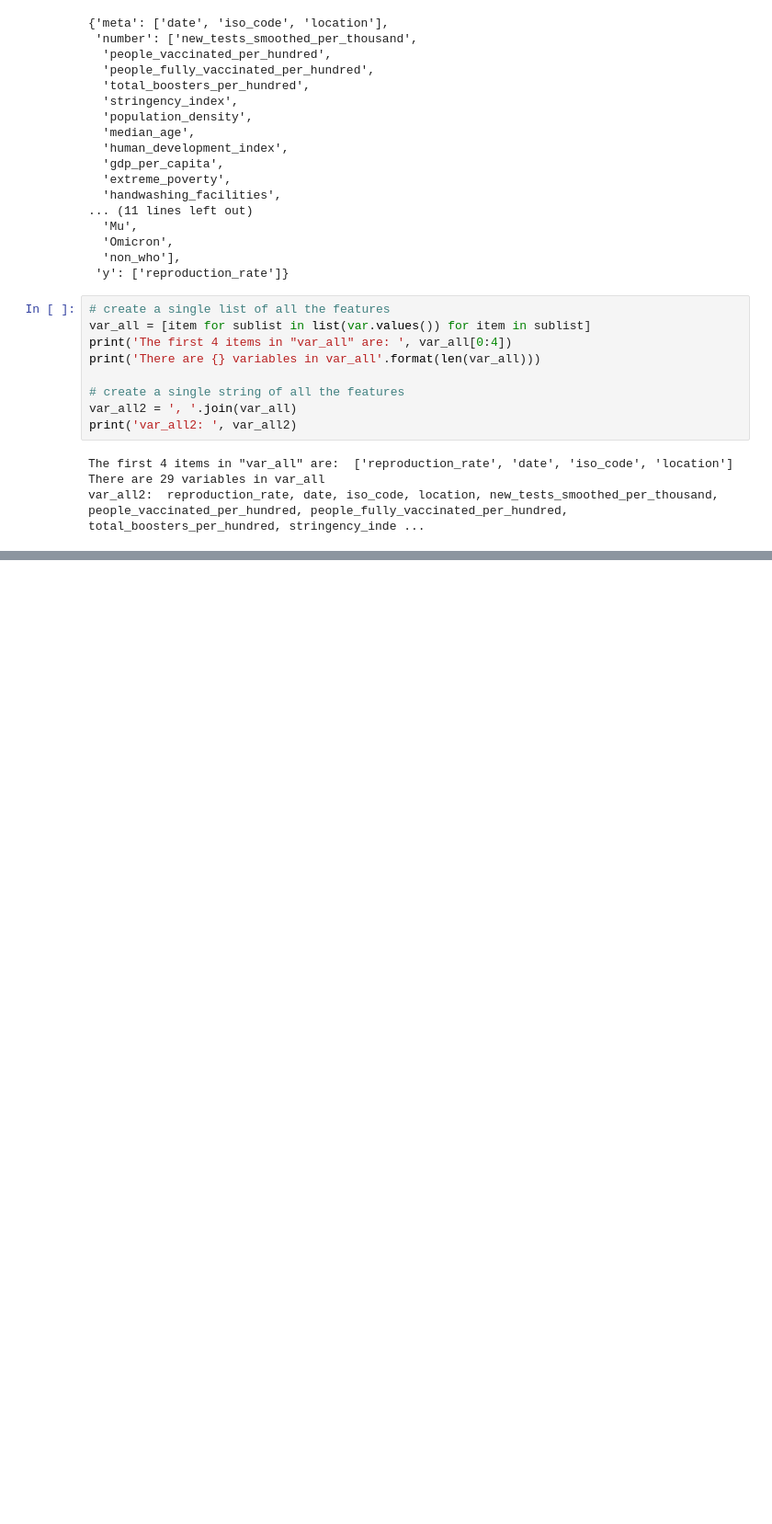
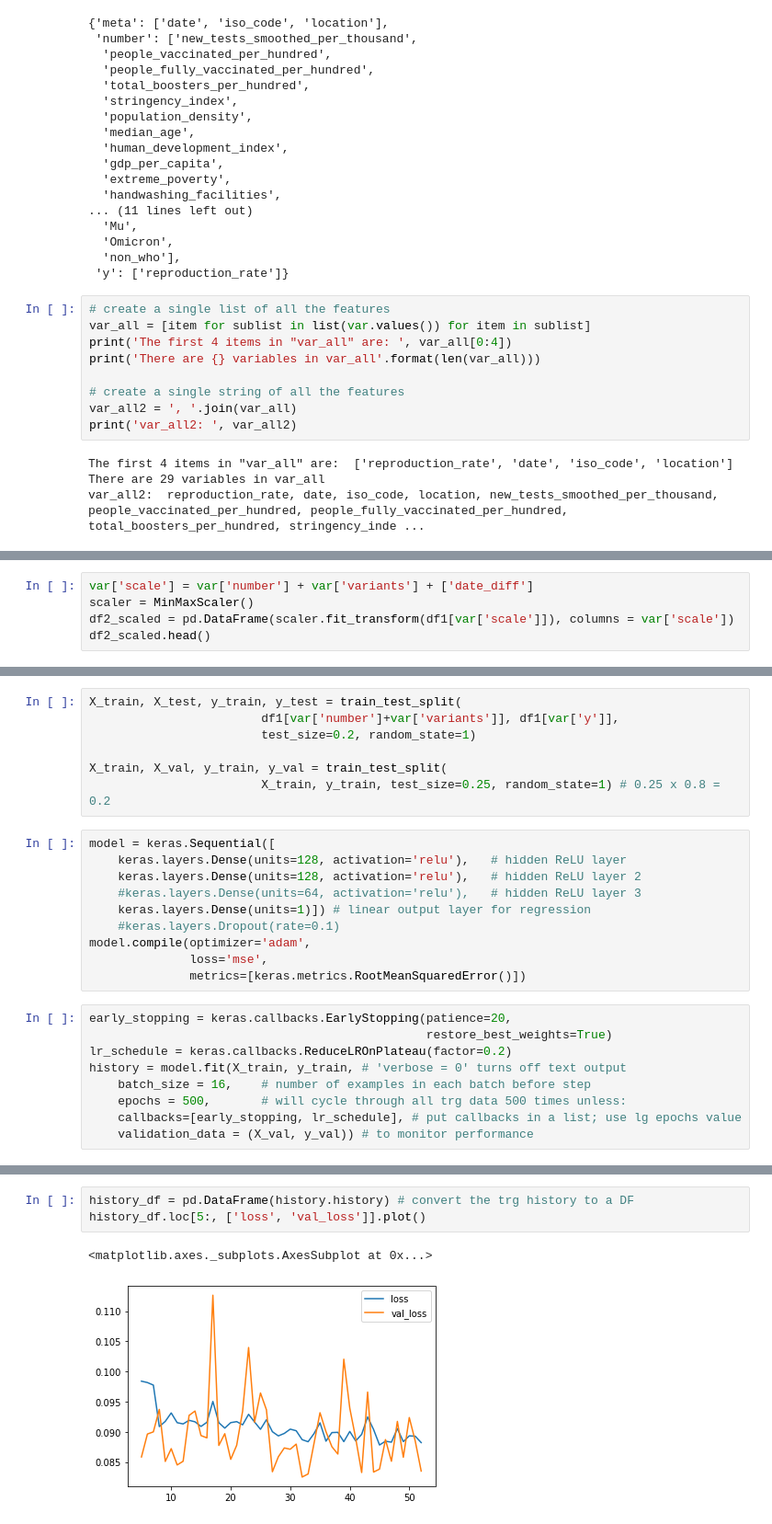
Before and after one commit to w-oke/covid_reproduction, a Jupyter notebook: covid_owid_2_analysis_NN.ipynb, the cells around one changed output, grey strips where cells are left out. Shown at 92% size. Saved outputs shown, nothing was run; the diff lists cells and outputs as text; blank space fills up the shorter version.

Commit message:
standardize, impute, and build NN model

```diff
--- a/covid_owid_2_analysis_NN.ipynb
+++ b/covid_owid_2_analysis_NN.ipynb
@@ -106,0 +175,5 @@ var_all2:  reproduction_rate, date, iso_code, location, new_tests_smoothed_per_t
+# %%
+var['scale'] = var['number'] + var['variants'] + ['date_diff']
+scaler = MinMaxScaler()
+df2_scaled = pd.DataFrame(scaler.fit_transform(df1[var['scale']]), columns = var['scale'])
+df2_scaled.head()
@@ -106,0 +225,26 @@ var_all2:  reproduction_rate, date, iso_code, location, new_tests_smoothed_per_t
+# %%
+X_train, X_test, y_train, y_test = train_test_split(
+                        df1[var['number']+var['variants']], df1[var['y']],
+                        test_size=0.2, random_state=1)
+
+X_train, X_val, y_train, y_val = train_test_split(
+                        X_train, y_train, test_size=0.25, random_state=1) # 0.25 x 0.8 = 0.2
+# %%
+model = keras.Sequential([
+    keras.layers.Dense(units=128, activation='relu'),	# hidden ReLU layer
+    keras.layers.Dense(units=128, activation='relu'),	# hidden ReLU layer 2
+    #keras.layers.Dense(units=64, activation='relu'),	# hidden ReLU layer 3
+    keras.layers.Dense(units=1)]) # linear output layer for regression
+    #keras.layers.Dropout(rate=0.1)
+model.compile(optimizer='adam',
+              loss='mse',
+              metrics=[keras.metrics.RootMeanSquaredError()])
+# %%
+early_stopping = keras.callbacks.EarlyStopping(patience=20,
+                                               restore_best_weights=True)
+lr_schedule = keras.callbacks.ReduceLROnPlateau(factor=0.2)
+history = model.fit(X_train, y_train, # 'verbose = 0' turns off text output
+    batch_size = 16, 	# number of examples in each batch before step
+    epochs = 500, 		# will cycle through all trg data 500 times unless:
+    callbacks=[early_stopping, lr_schedule], # put callbacks in a list; use lg epochs value
+    validation_data = (X_val, y_val)) # to monitor performance
@@ -106,0 +269,6 @@ var_all2:  reproduction_rate, date, iso_code, location, new_tests_smoothed_per_t
+# %%
+history_df = pd.DataFrame(history.history) # convert the trg history to a DF
+history_df.loc[5:, ['loss', 'val_loss']].plot()
+# %% [output]
+<matplotlib.axes._subplots.AxesSubplot at 0x...>
+[figure, added]
```
Also changed, not shown: parts of 15 cells of this notebook.
